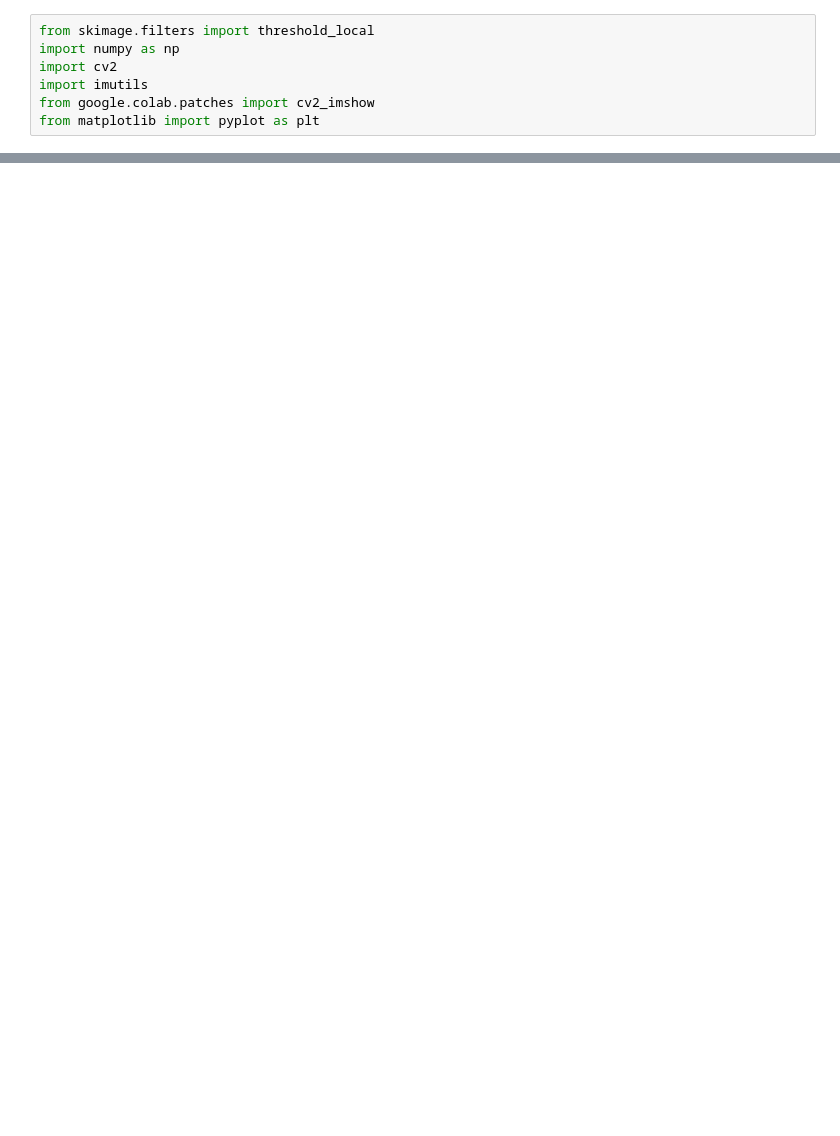
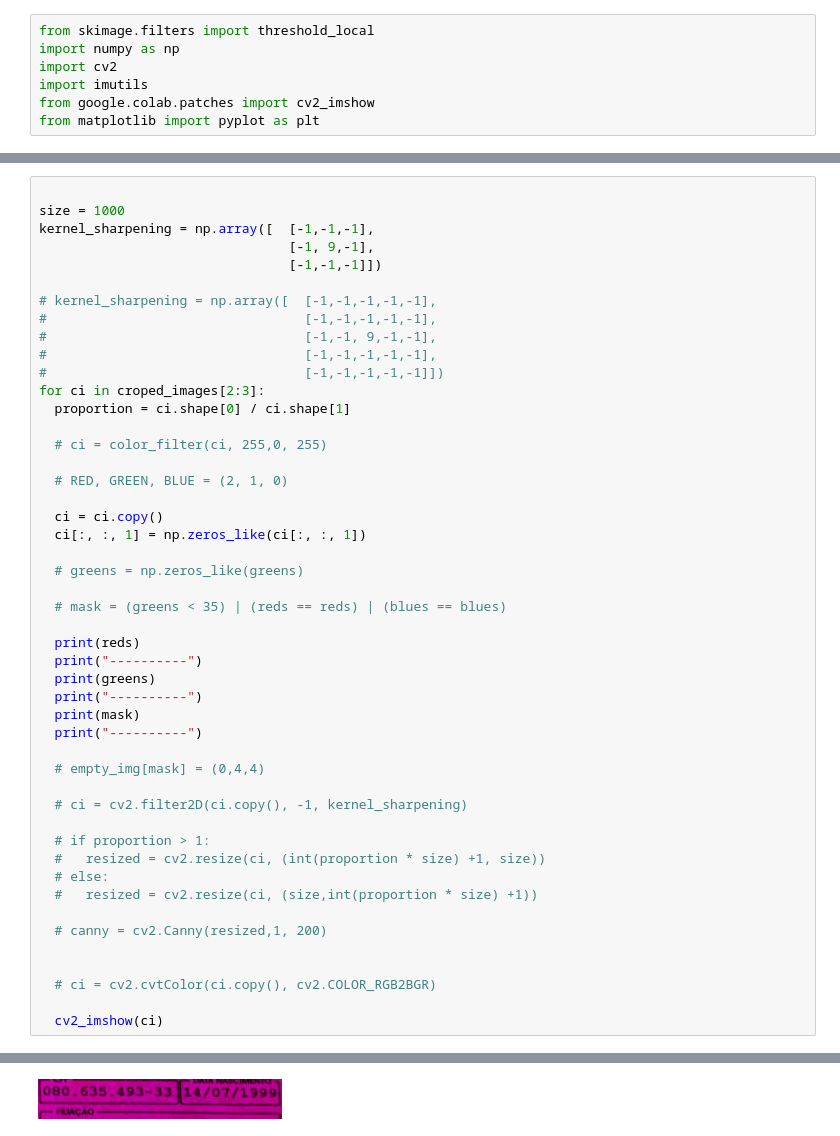
Before and after one commit to rafalm0/Project_MPCE, a Jupyter notebook: extração de arquivos/IndentifyCNH.ipynb, the cells around one changed output, grey strips where cells are left out. Cells and saved outputs as stored; diff of their text form; blank space fills up the shorter version.

```diff
--- a/extração de arquivos/IndentifyCNH.ipynb
+++ b/extração de arquivos/IndentifyCNH.ipynb
@@ -205,0 +289,49 @@ STEP 3: Apply perspective transform
+# %%
+
+size = 1000
+kernel_sharpening = np.array([  [-1,-1,-1],
+                                [-1, 9,-1],
+                                [-1,-1,-1]])
+
+# kernel_sharpening = np.array([  [-1,-1,-1,-1,-1],
+#                                 [-1,-1,-1,-1,-1],
+#                                 [-1,-1, 9,-1,-1],
+#                                 [-1,-1,-1,-1,-1],
+#                                 [-1,-1,-1,-1,-1]])
+for ci in croped_images[2:3]:
+  proportion = ci.shape[0] / ci.shape[1]
+
+  # ci = color_filter(ci, 255,0, 255)
+
+  # RED, GREEN, BLUE = (2, 1, 0)
+
+  ci = ci.copy()
+  ci[:, :, 1] = np.zeros_like(ci[:, :, 1])
+
+  # greens = np.zeros_like(greens)
+
+  # mask = (greens < 35) | (reds == reds) | (blues == blues)
+
+  print(reds)
+  print("----------")
+  print(greens)
+  print("----------")
+  print(mask)
+  print("----------")
+
+  # empty_img[mask] = (0,4,4)
+
+  # ci = cv2.filter2D(ci.copy(), -1, kernel_sharpening)
+
+  # if proportion > 1:
+  #   resized = cv2.resize(ci, (int(proportion * size) +1, size))
+  # else:
+  #   resized = cv2.resize(ci, (size,int(proportion * size) +1))
+
+  # canny = cv2.Canny(resized,1, 200)
+
+
+  # ci = cv2.cvtColor(ci.copy(), cv2.COLOR_RGB2BGR)
+
+  cv2_imshow(ci)
+# %% [output]
@@ -206,2 +355,3 @@ STEP 3: Apply perspective transform
+[figure, added]
 # %%
 # %% [output]
```
Also changed, not shown: parts of 13 cells of this notebook.
